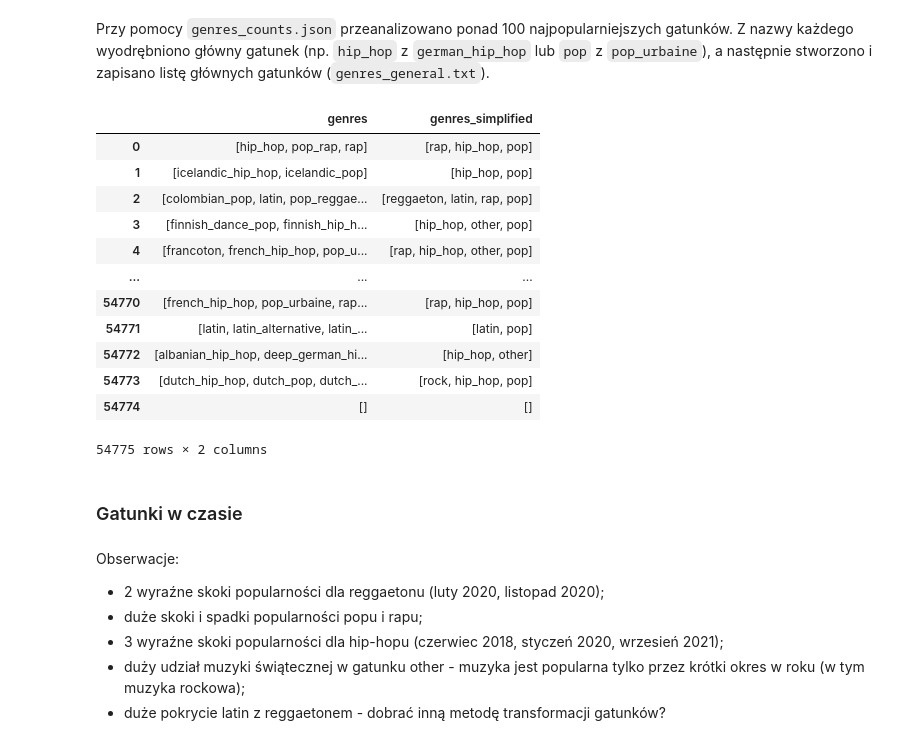
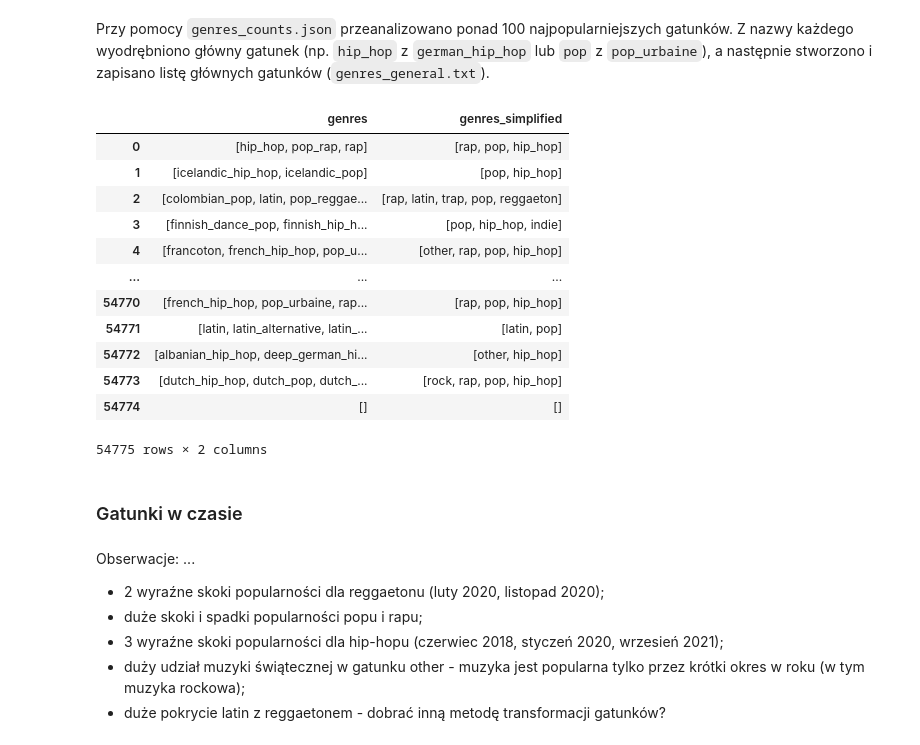
Before and after one commit to pawlooss1/spotify-data-mining, a Jupyter notebook: notebooks/genres_analysis.ipynb, the cells around one changed output. Cells and saved outputs as stored; diff of their text form; code cells hidden in the pictures.

Commit message:
Fixed missing genres issue

```diff
--- a/notebooks/genres_analysis.ipynb
+++ b/notebooks/genres_analysis.ipynb
@@ -115,14 +114,20 @@ Przy pomocy `genres_counts.json` przeanalizowano ponad 100 najpopularniejszych g
 # %%
 def simplify_genre(genres_general, genre_str):
     """
-    Returns a matching general genre for a given genre.
+    Returns a matching general genre(s) for a given genre.
+    Result is a list, e.g. for 'pop_rap' genre ['pop', 'rap'] will be
+    returned.
     """
 
-    for genre_simplified in genres_general:
-        if genre_simplified in genre_str:
-            return genre_simplified
+    genre_simplified = []
+    for genre_general in genres_general:
+        if genre_general in genre_str:
+            genre_simplified.append(genre_general)
 
-    return 'other'
+    if len(genre_simplified) == 0:
+        genre_simplified = ['other']
+
+    return genre_simplified
 
 def limit_general_genres(genres_counts, genres_general, k_top=10):
     """
@@ -133,37 +138,46 @@ def limit_general_genres(genres_counts, genres_general, k_top=10):
     genres_general_counts = {}
     for genre in genres_counts.keys():
         genre_simplified = simplify_genre(genres_general, genre)
-        genres_general_counts.setdefault(genre_simplified, 0)
-        genres_general_counts[genre_simplified] += genres_counts[genre]
+        for genre_general in genre_simplified:
+            genres_general_counts.setdefault(genre_general, 0)
+            genres_general_counts[genre_general] += genres_counts[genre]
 
     genres_general_counts = dict(
         sorted(genres_general_counts.items(), key=lambda x: x[1], reverse=True))
 
     return list(genres_general_counts.keys())[:k_top]
+
+def flatten(l):
+    """
+    Flattens a list of lists.
+    """
+
+    return [item for sublist in l for item in sublist]
 # %%
 with open('../data/genres/genres_general.txt', 'r') as f:
     genres_general = f.readlines()
     genres_general = [genre.strip() for genre in genres_general]
 
 genres_general = limit_general_genres(genres_counts, genres_general)
 df['genres_simplified'] = df['genres'].apply(
-                    lambda x: [simplify_genre(genres_general, genre) for genre in x])
+                    lambda x: flatten(
+                        [simplify_genre(genres_general, genre) for genre in x]))
 df['genres_simplified'] = df['genres_simplified'].apply(
                     lambda x: list(set(x))) # Remove possible duplicates
 
 df[['genres', 'genres_simplified']]
 # %% [output]
 |  | genres | genres_simplified |
-| 0 | [hip_hop, pop_rap, rap] | [rap, hip_hop, pop] |
-| 1 | [icelandic_hip_hop, icelandic_pop] | [hip_hop, pop] |
-| 2 | [colombian_pop, latin, pop_reggae... | [reggaeton, latin, rap, pop] |
-| 3 | [finnish_dance_pop, finnish_hip_h... | [hip_hop, other, pop] |
-| 4 | [francoton, french_hip_hop, pop_u... | [rap, hip_hop, other, pop] |
+| 0 | [hip_hop, pop_rap, rap] | [rap, pop, hip_hop] |
+| 1 | [icelandic_hip_hop, icelandic_pop] | [pop, hip_hop] |
+| 2 | [colombian_pop, latin, pop_reggae... | [rap, latin, trap, pop, reggaeton] |
+| 3 | [finnish_dance_pop, finnish_hip_h... | [pop, hip_hop, indie] |
+| 4 | [francoton, french_hip_hop, pop_u... | [other, rap, pop, hip_hop] |
 | ... | ... | ... |
-| 54770 | [french_hip_hop, pop_urbaine, rap... | [rap, hip_hop, pop] |
+| 54770 | [french_hip_hop, pop_urbaine, rap... | [rap, pop, hip_hop] |
 | 54771 | [latin, latin_alternative, latin_... | [latin, pop] |
-| 54772 | [albanian_hip_hop, deep_german_hi... | [hip_hop, other] |
-| 54773 | [dutch_hip_hop, dutch_pop, dutch_... | [rock, hip_hop, pop] |
+| 54772 | [albanian_hip_hop, deep_german_hi... | [other, hip_hop] |
+| 54773 | [dutch_hip_hop, dutch_pop, dutch_... | [rock, rap, pop, hip_hop] |
 | 54774 | [] | [] |
 54775 rows × 2 columns
 # %% [markdown]
@@ -209,6 +223,7 @@ fig.update_layout(
 fig.show()
 # %% [markdown]
 Obserwacje:
+...
 * 2 wyraźne skoki popularności dla reggaetonu (luty 2020, listopad 2020);
 * duże skoki i spadki popularności popu i rapu;
 * 3 wyraźne skoki popularności dla hip-hopu (czerwiec 2018, styczeń 2020, wrzesień 2021);
```
Also changed, not shown: parts of 1 cell of this notebook, 1 other file.
